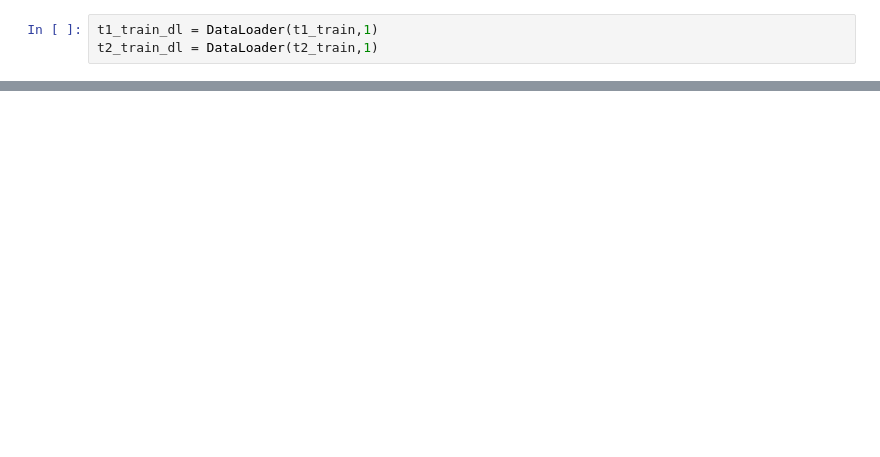
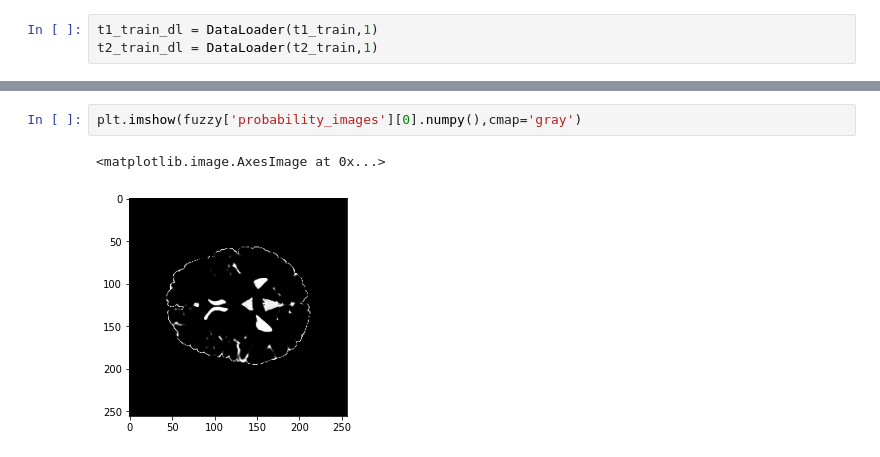
Before and after one commit to 404Enigma/pytorch-annual-hackathon-2021, a Jupyter notebook: MRI-Synthesis.ipynb, the cells around one changed output, grey strips where cells are left out. Drawn from its saved outputs; the diff is of its cells as text; blank space fills up the shorter version.

```diff
--- a/MRI-Synthesis.ipynb
+++ b/MRI-Synthesis.ipynb
@@ -271,0 +114,5 @@ th.save(net,'Model1')
+# %%
+plt.imshow(fuzzy['probability_images'][0].numpy(),cmap='gray')
+# %% [output]
+<matplotlib.image.AxesImage at 0x...>
+[figure, added]
```
Also changed, not shown: parts of 59 cells of this notebook.
